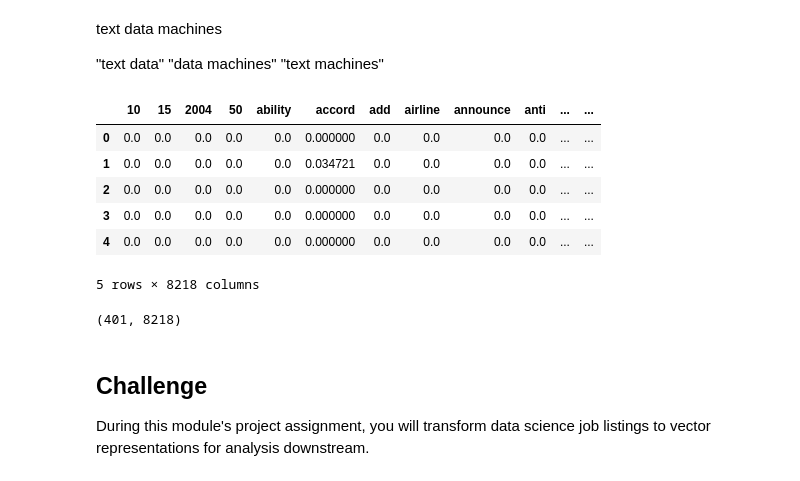
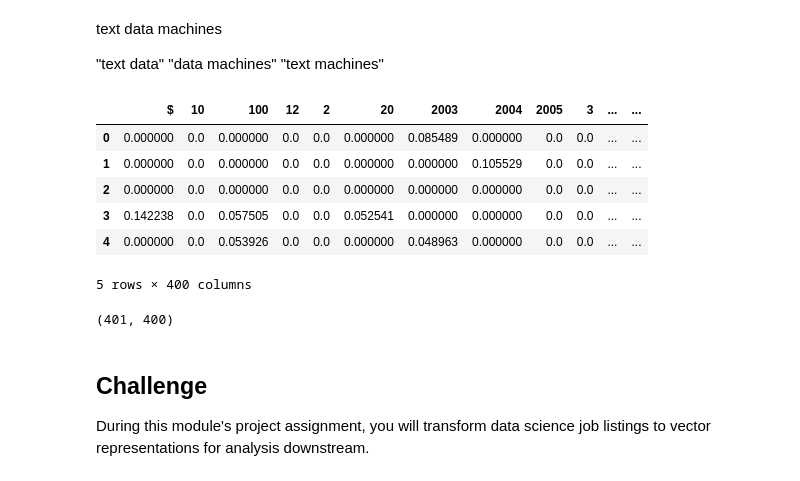
Before and after one commit to JeffreyAsuncion/DS-Unit-4-Sprint-1-NLP, a Jupyter notebook: module2-vector-representations/LS_DS_412_Vector_Representations_Lecture.ipynb, the cells around one changed output. Saved outputs shown, nothing was run; the diff lists cells and outputs as text; code cells hidden in the pictures.

```diff
--- a/module2-vector-representations/LS_DS_412_Vector_Representations_Lecture.ipynb
+++ b/module2-vector-representations/LS_DS_412_Vector_Representations_Lecture.ipynb
@@ -368,35 +405,39 @@ text data machines
 # %%
 # Tunning Parameters
 
 # Instantiate vectorizer object
 tfidf = TfidfVectorizer(stop_words='english',
                         ngram_range=(1,2),
+                        max_features=400, # added later
                         max_df=.97,
                         min_df=3,
                         tokenizer=tokenize)
 
 # Create a vocabulary and get word counts per document
 dtm = tfidf.fit_transform(data) # Similiar to fit_predict
 
 # Print word counts
 
 # Get feature names to use as dataframe column headers
 dtm = pd.DataFrame(dtm.todense(), columns=tfidf.get_feature_names())
 
 # View Feature Matrix as DataFrame
 dtm.head()
 # %% [output]
-|  | 10 | 15 | 2004 | 50 | ability | accord | add | airline | announce | anti | ... | ... |
-| 0 | 0.0 | 0.0 | 0.0 | 0.0 | 0.0 | 0.000000 | 0.0 | 0.0 | 0.0 | 0.0 | ... | ... |
-| 1 | 0.0 | 0.0 | 0.0 | 0.0 | 0.0 | 0.034721 | 0.0 | 0.0 | 0.0 | 0.0 | ... | ... |
-| 2 | 0.0 | 0.0 | 0.0 | 0.0 | 0.0 | 0.000000 | 0.0 | 0.0 | 0.0 | 0.0 | ... | ... |
-| 3 | 0.0 | 0.0 | 0.0 | 0.0 | 0.0 | 0.000000 | 0.0 | 0.0 | 0.0 | 0.0 | ... | ... |
-| 4 | 0.0 | 0.0 | 0.0 | 0.0 | 0.0 | 0.000000 | 0.0 | 0.0 | 0.0 | 0.0 | ... | ... |
+|  | $ | 10 | 100 | 12 | 2 | 20 | 2003 | 2004 | 2005 | 3 | ... | ... |
+| 0 | 0.000000 | 0.0 | 0.000000 | 0.0 | 0.0 | 0.000000 | 0.085489 | 0.000000 | 0.0 | 0.0 | ... | ... |
+| 1 | 0.000000 | 0.0 | 0.000000 | 0.0 | 0.0 | 0.000000 | 0.000000 | 0.105529 | 0.0 | 0.0 | ... | ... |
+| 2 | 0.000000 | 0.0 | 0.000000 | 0.0 | 0.0 | 0.000000 | 0.000000 | 0.000000 | 0.0 | 0.0 | ... | ... |
+| 3 | 0.142238 | 0.0 | 0.057505 | 0.0 | 0.0 | 0.052541 | 0.000000 | 0.000000 | 0.0 | 0.0 | ... | ... |
+| 4 | 0.000000 | 0.0 | 0.053926 | 0.0 | 0.0 | 0.000000 | 0.048963 | 0.000000 | 0.0 | 0.0 | ... | ... |
-5 rows × 8218 columns
+5 rows × 400 columns
-# %%
-dtm.shape
-# %% [output]
-(401, 8218)
+# %%
+dtm.shape
+# this is too many features 8218
+# we should set it to 400
+# max_features = 400 for TfidfVectorizer
+# %% [output]
+(401, 400)
 # %% [markdown]
 ## Challenge
 
```
Also changed, not shown: parts of 31 cells of this notebook, 1 other file.
